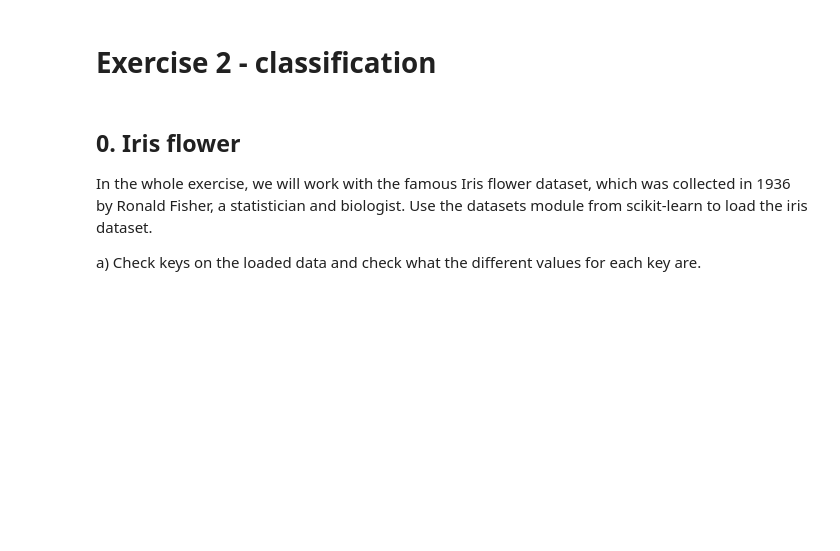
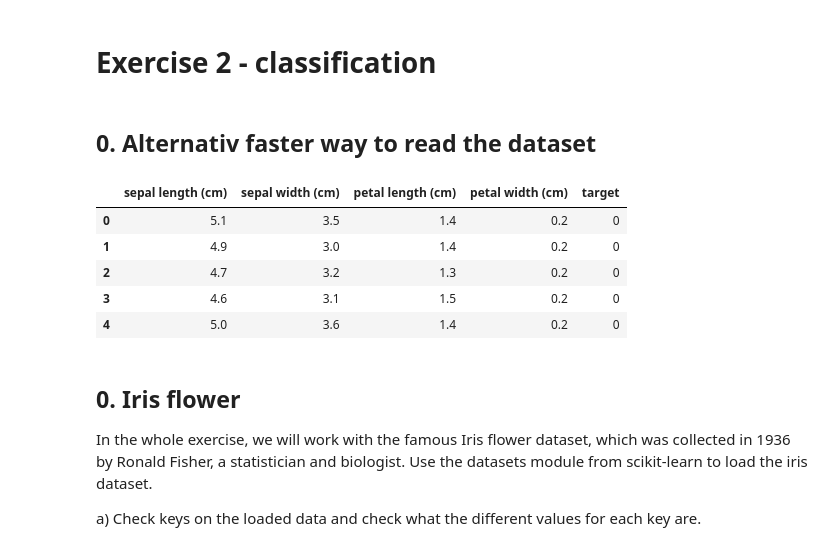
Before and after one commit to kokchun/ai_engineering_kokchun_giang, a Jupyter notebook: exercises/exercise2/exercise2.ipynb, the cells around one changed output. Cells and saved outputs as stored; diff of their text form; code cells hidden in the pictures; blank space fills up the shorter version.

```diff
--- a/exercises/exercise2/exercise2.ipynb
+++ b/exercises/exercise2/exercise2.ipynb
@@ -1,5 +1,22 @@
 # %% [markdown]
 # Exercise 2 - classification
+# %% [markdown]
+## 0. Alternativ faster way to read the dataset
+# %%
+from sklearn.datasets import load_iris
+iris = load_iris(as_frame=True)
+
+df = iris.frame.copy() #hämtar hem datan som en dataframe
+# df = load_iris(as_frame = True).frame => Gör allt i ett steg
+
+df.head()
+# %% [output]
+|  | sepal length (cm) | sepal width (cm) | petal length (cm) | petal width (cm) | target |
+| 0 | 5.1 | 3.5 | 1.4 | 0.2 | 0 |
+| 1 | 4.9 | 3.0 | 1.4 | 0.2 | 0 |
+| 2 | 4.7 | 3.2 | 1.3 | 0.2 | 0 |
+| 3 | 4.6 | 3.1 | 1.5 | 0.2 | 0 |
+| 4 | 5.0 | 3.6 | 1.4 | 0.2 | 0 |
 # %% [markdown]
 ## 0. Iris flower
 
```
